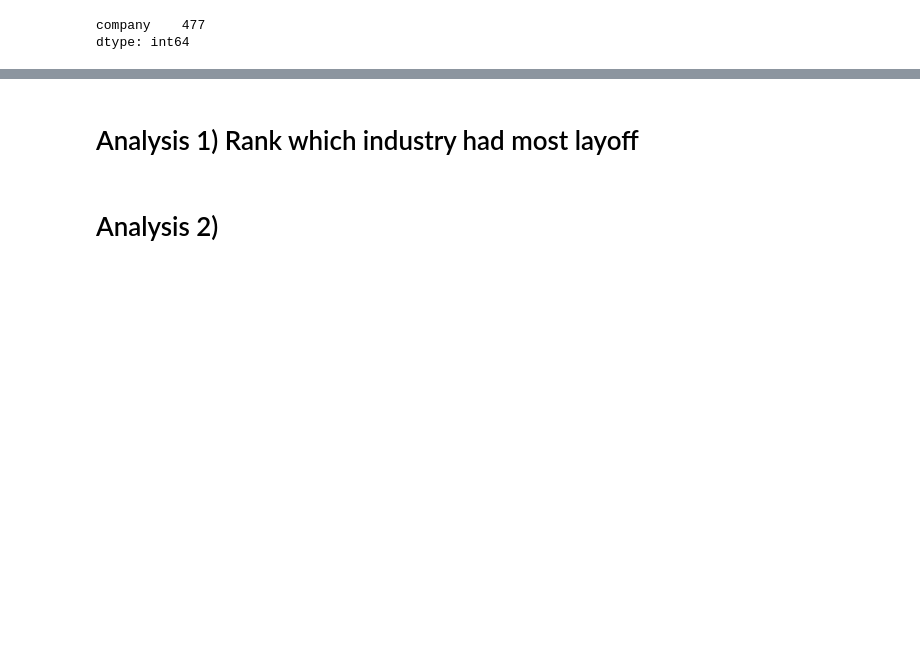
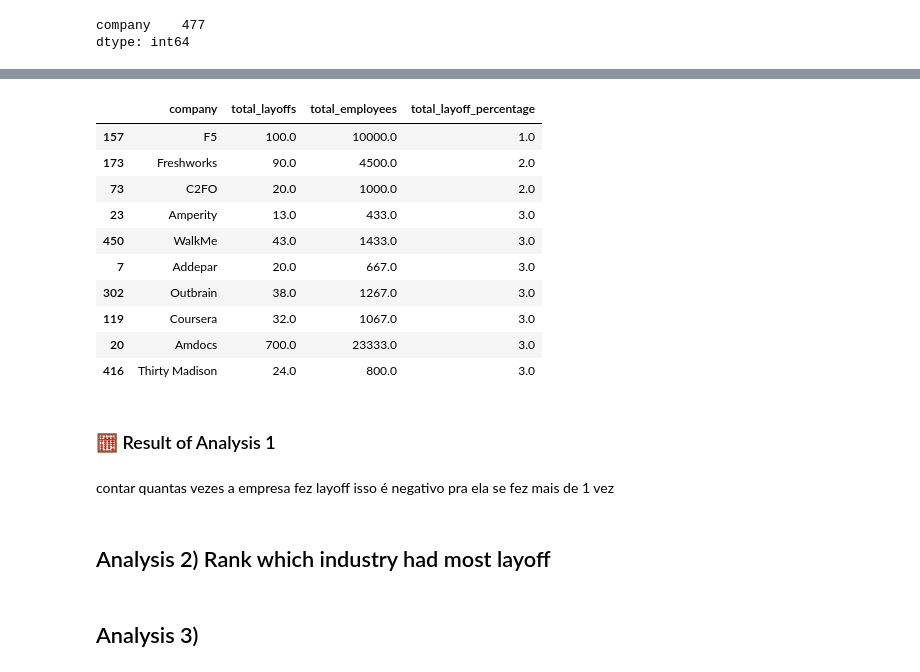
Before and after one commit to teusinn/TechCompaniesLayoff, a Jupyter notebook: src/main.ipynb, the cells around one changed output, grey strips where cells are left out. Cells and saved outputs as stored; diff of their text form; code cells hidden in the pictures; blank space fills up the shorter version.

```diff
--- a/src/main.ipynb
+++ b/src/main.ipynb
@@ -52,4 +224,24 @@ tech_layoffs[tech_layoffs['company'].duplicated() == True][['company', 'industry
+# %%
+# Step 6.4: sorting by top 10 fewer "total_layoff_percentage" (important!)
+top_companies.sort_values('total_layoff_percentage', ascending=True).head(10)
+# %% [output]
+|  | company | total_layoffs | total_employees | total_layoff_percentage |
+| 157 | F5 | 100.0 | 10000.0 | 1.0 |
+| 173 | Freshworks | 90.0 | 4500.0 | 2.0 |
+| 73 | C2FO | 20.0 | 1000.0 | 2.0 |
+| 23 | Amperity | 13.0 | 433.0 | 3.0 |
+| 450 | WalkMe | 43.0 | 1433.0 | 3.0 |
+| 7 | Addepar | 20.0 | 667.0 | 3.0 |
+| 302 | Outbrain | 38.0 | 1267.0 | 3.0 |
+| 119 | Coursera | 32.0 | 1067.0 | 3.0 |
+| 20 | Amdocs | 700.0 | 23333.0 | 3.0 |
+| 416 | Thirty Madison | 24.0 | 800.0 | 3.0 |
+# %% [markdown]
+### 🧮 Result of Analysis 1
+# %% [markdown]
+contar quantas vezes a empresa fez layoff
+isso é negativo pra ela se fez mais de 1 vez
 # %% [markdown]
-# Analysis 1) Rank which industry had most layoff
+## Analysis 2) Rank which industry had most layoff
 # %% [markdown]
-# Analysis 2)
+## Analysis 3)
```
Also changed, not shown: parts of 22 cells of this notebook, 1 other file.
